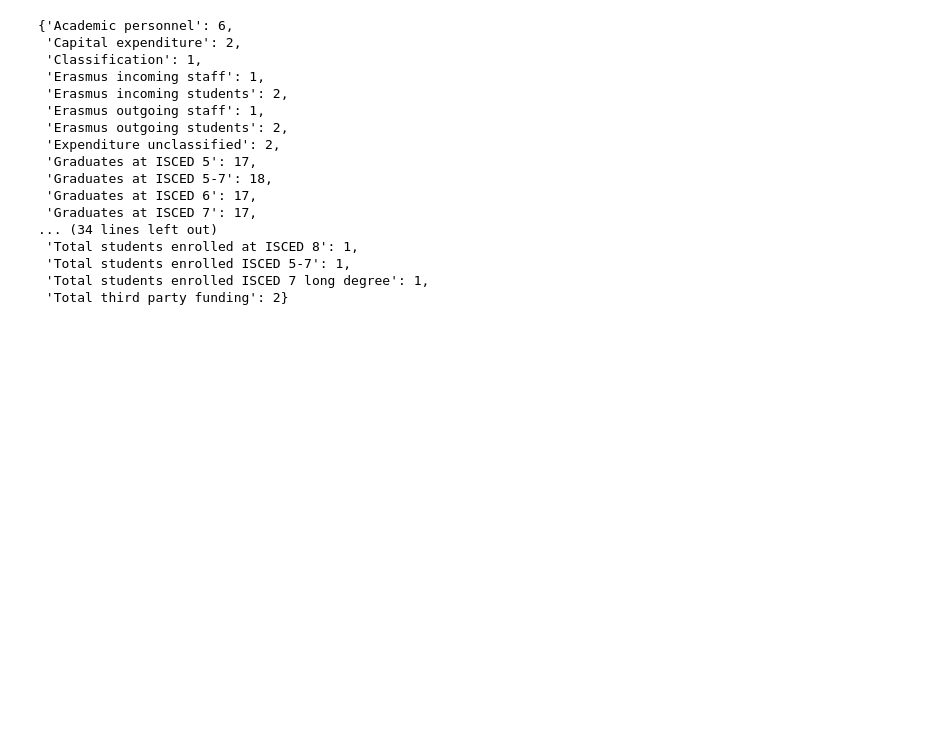
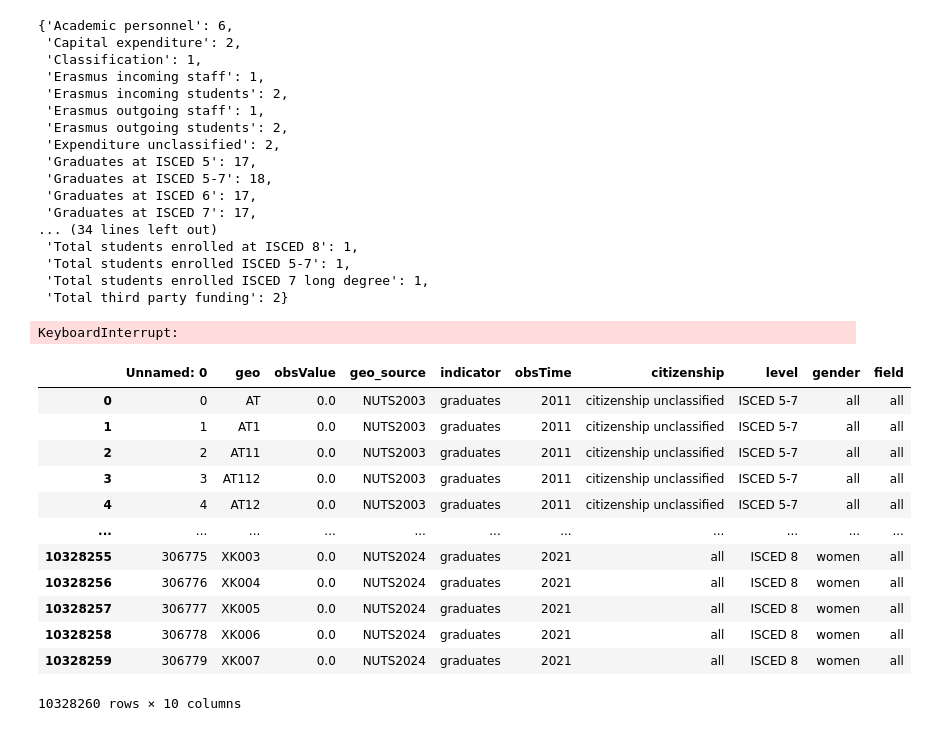
Before and after one commit to OxfordDemSci/Mapineq, a Jupyter notebook: src/data-wrangling/higher_ed_observatory/2025.03.20 Higher education observatory.ipynb, the cells around one changed output. Cells and saved outputs as stored; diff of their text form; code cells hidden in the pictures; blank space fills up the shorter version.

```diff
--- a/src/data-wrangling/higher_ed_observatory/2025.03.20 Higher education observatory.ipynb
+++ b/src/data-wrangling/higher_ed_observatory/2025.03.20 Higher education observatory.ipynb
@@ -341,0 +345,59 @@ df_graduates.to_csv(save_folder + '\\' + 'Graduates.csv')
+# %%
+def reformatting(df):
+    # add the id column (sequential integers). Move id to the first and geo_source to the last column
+    df['id'] = df.reset_index().index
+    df = df[['id'] + [i for i in df.columns if i not in ['geo_source', 'id']]+['geo_source']]
+    # drop the unwanted column
+    df = df.drop('indicator', axis = 1)
+    return df
+# %%
+def add_gender_ratio(df):
+    # unique is the combination of geo, geo_srouce and obsTime and will be used as the key
+    df['unique'] = df['geo'] + '_' + df['geo_source'] + '_' + df['obsTime'].astype(str)
+    female = df[df['gender']=='women (HC)']
+    male = df[df['gender']=='men (HC)']
+    df_gender = pd.merge(female, male[['obsValue', 'unique']], how='outer', on='unique')
+    # calculate gender ratio for those units with valid data of male and female worker. Otherwise assign 0
+    df_gender['gender_ratio'] = df_gender.apply(lambda x: x['obsValue_y']/x['obsValue_x'] if x['obsValue_y']*x['obsValue_x'] != 0 else 0, axis=1)
+    # formatting the df_gender columns
+    df_gender.drop(columns=['obsValue_x', 'obsValue_y'], inplace=True)
+    Other_filter = [i for i in [] if i in df.columns]
+    df_gender['gender'] = 'all'
+    df_gender.rename(columns={'gender_ratio': 'obsValue'}, inplace=True)
+    df = pd.concat([df, df_gender])
+    # add the id column (sequential integers). Move id to the first and geo_source to the last column
+    df['id'] = df.reset_index().index
+    df = df[['id'] + [i for i in df.columns if i not in ['geo_source', 'id']]+['geo_source']]
+    # drop the unwanted column
+    df = df.drop('indicator', axis = 1)
+    df = df.drop('unique', axis=1)
+
+    return df
+# %%
+for file in tqdm(os.listdir(read_folder)):
+    df = pd.read_csv(read_folder + '\\' + file)
+    if 'gender' in df.columns:
+        df = add_gender_ratio(df)
+        df.to_csv(save_folder + '\\' + file, index=False)
+    else:
+        df = reformatting(df)
+        df.to_csv(save_folder + '\\' + file, index=False)
+# %% [output]
+KeyboardInterrupt:
+# %%
+df = pd.read_csv(read_folder + '\\' + file)
+df
+# %% [output]
+|  | Unnamed: 0 | geo | obsValue | geo_source | indicator | obsTime | citizenship | level | gender | field |
+| 0 | 0 | AT | 0.0 | NUTS2003 | graduates | 2011 | citizenship unclassified | ISCED 5-7 | all | all |
+| 1 | 1 | AT1 | 0.0 | NUTS2003 | graduates | 2011 | citizenship unclassified | ISCED 5-7 | all | all |
+| 2 | 2 | AT11 | 0.0 | NUTS2003 | graduates | 2011 | citizenship unclassified | ISCED 5-7 | all | all |
+| 3 | 3 | AT112 | 0.0 | NUTS2003 | graduates | 2011 | citizenship unclassified | ISCED 5-7 | all | all |
+| 4 | 4 | AT12 | 0.0 | NUTS2003 | graduates | 2011 | citizenship unclassified | ISCED 5-7 | all | all |
+| ... | ... | ... | ... | ... | ... | ... | ... | ... | ... | ... |
+| 10328255 | 306775 | XK003 | 0.0 | NUTS2024 | graduates | 2021 | all | ISCED 8 | women | all |
+| 10328256 | 306776 | XK004 | 0.0 | NUTS2024 | graduates | 2021 | all | ISCED 8 | women | all |
+| 10328257 | 306777 | XK005 | 0.0 | NUTS2024 | graduates | 2021 | all | ISCED 8 | women | all |
+| 10328258 | 306778 | XK006 | 0.0 | NUTS2024 | graduates | 2021 | all | ISCED 8 | women | all |
+| 10328259 | 306779 | XK007 | 0.0 | NUTS2024 | graduates | 2021 | all | ISCED 8 | women | all |
+10328260 rows × 10 columns
```
Also changed, not shown: parts of 1 cell of this notebook.
